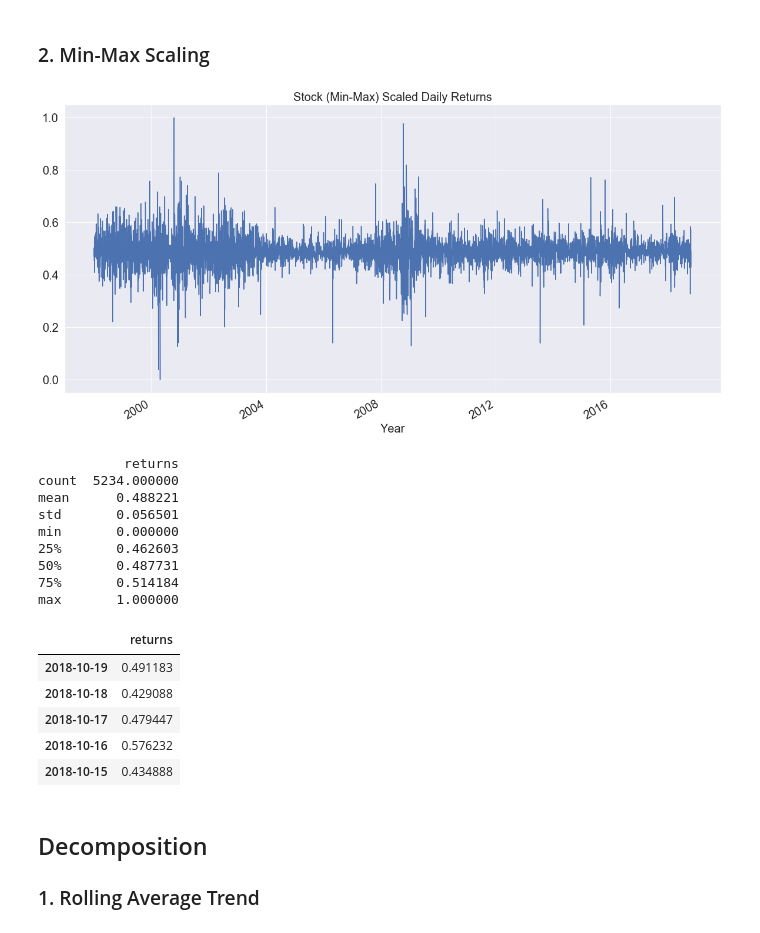
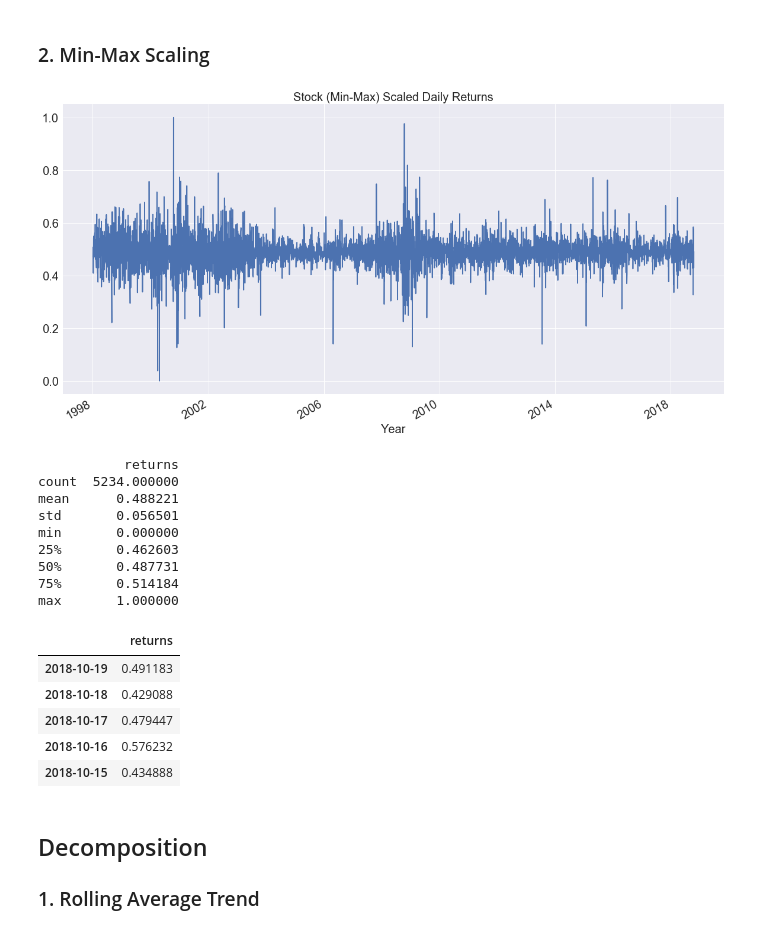
Before and after one commit to Keshav97/Final-Project, a Jupyter notebook: Preprocessing/Preprocessing.ipynb, the cells around one changed output. Drawn from its saved outputs; the diff is of its cells as text; code cells hidden in the pictures.

```diff
--- a/Preprocessing/Preprocessing.ipynb
+++ b/Preprocessing/Preprocessing.ipynb
@@ -144,28 +151,27 @@ def min_max_scaling_data(data, min, max):
     temp = minMaxScaler.fit_transform(temp)
     data = pd.DataFrame(temp, index=data.index, columns = column_names)
     return data
-
-minmax_scaled_stock_returns = min_max_scaling_data(stock_returns, 0, 1)
-visualise_plot(minmax_scaled_stock_returns, 'returns', 'Stock (Min-Max) Scaled Daily Returns')
-print(minmax_scaled_stock_returns.describe())
-minmax_scaled_stock_returns.head()
-# %% [output]
-[figure, removed]
-           returns
-count  5234.000000
-mean      0.488221
-std       0.056501
-min       0.000000
-25%       0.462603
-50%       0.487731
-75%       0.514184
-max       1.000000
-|  | returns |
-| 2018-10-19 | 0.491183 |
-| 2018-10-18 | 0.429088 |
-| 2018-10-17 | 0.479447 |
-| 2018-10-16 | 0.576232 |
-| 2018-10-15 | 0.434888 |
+# %%
+minmax_scaled_stock_returns = min_max_scaling_data(stock_returns, 0, 1)
+visualise_plot(minmax_scaled_stock_returns, 'returns', 'Stock (Min-Max) Scaled Daily Returns')
+data_describe(minmax_scaled_stock_returns)
+# %% [output]
+[figure, added]
+           returns
+count  5234.000000
+mean      0.488221
+std       0.056501
+min       0.000000
+25%       0.462603
+50%       0.487731
+75%       0.514184
+max       1.000000
+|  | returns |
+| 2018-10-19 | 0.491183 |
+| 2018-10-18 | 0.429088 |
+| 2018-10-17 | 0.479447 |
+| 2018-10-16 | 0.576232 |
+| 2018-10-15 | 0.434888 |
 # %% [markdown]
 ## Decomposition
 ### 1. Rolling Average Trend
```
Also changed, not shown: parts of 36 cells of this notebook.
